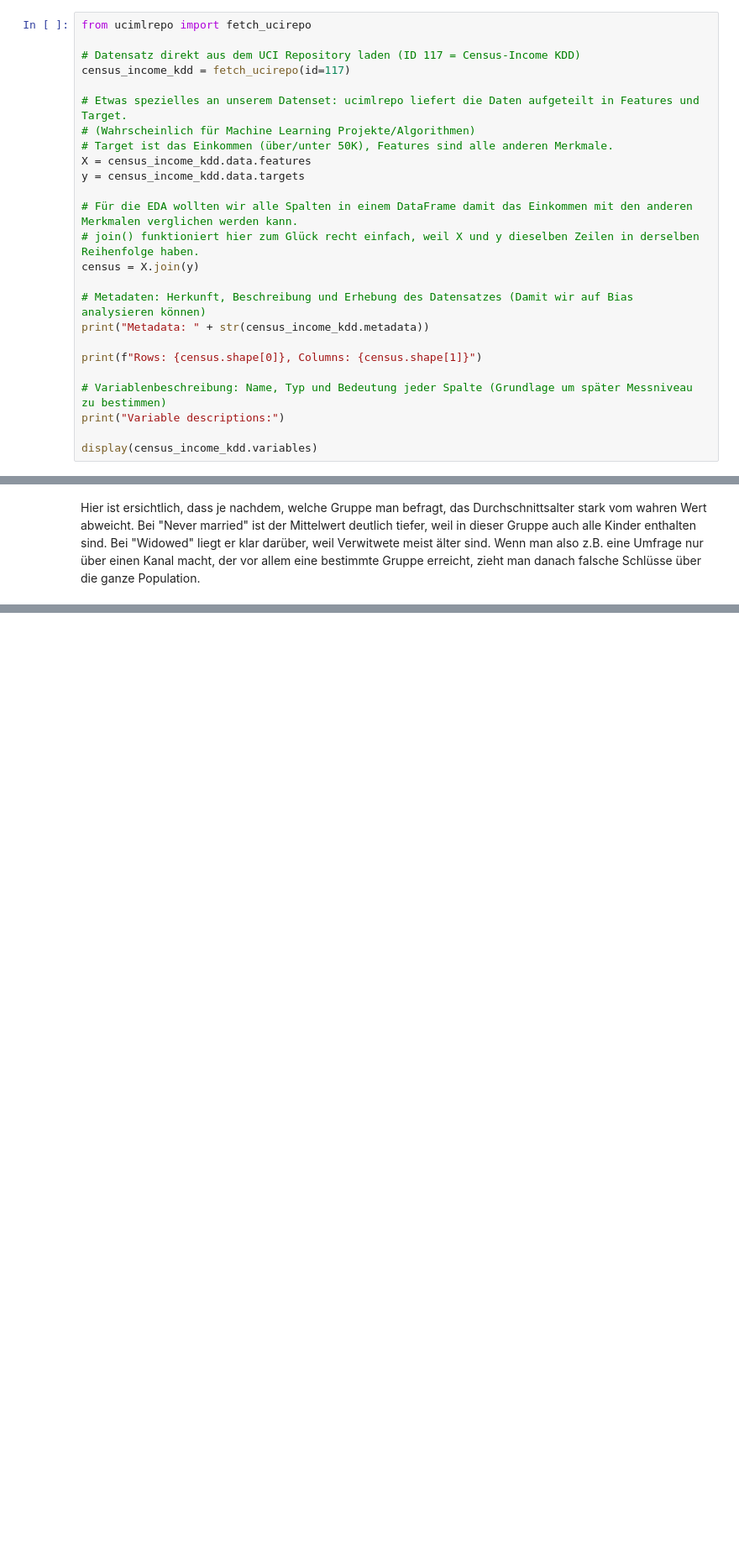
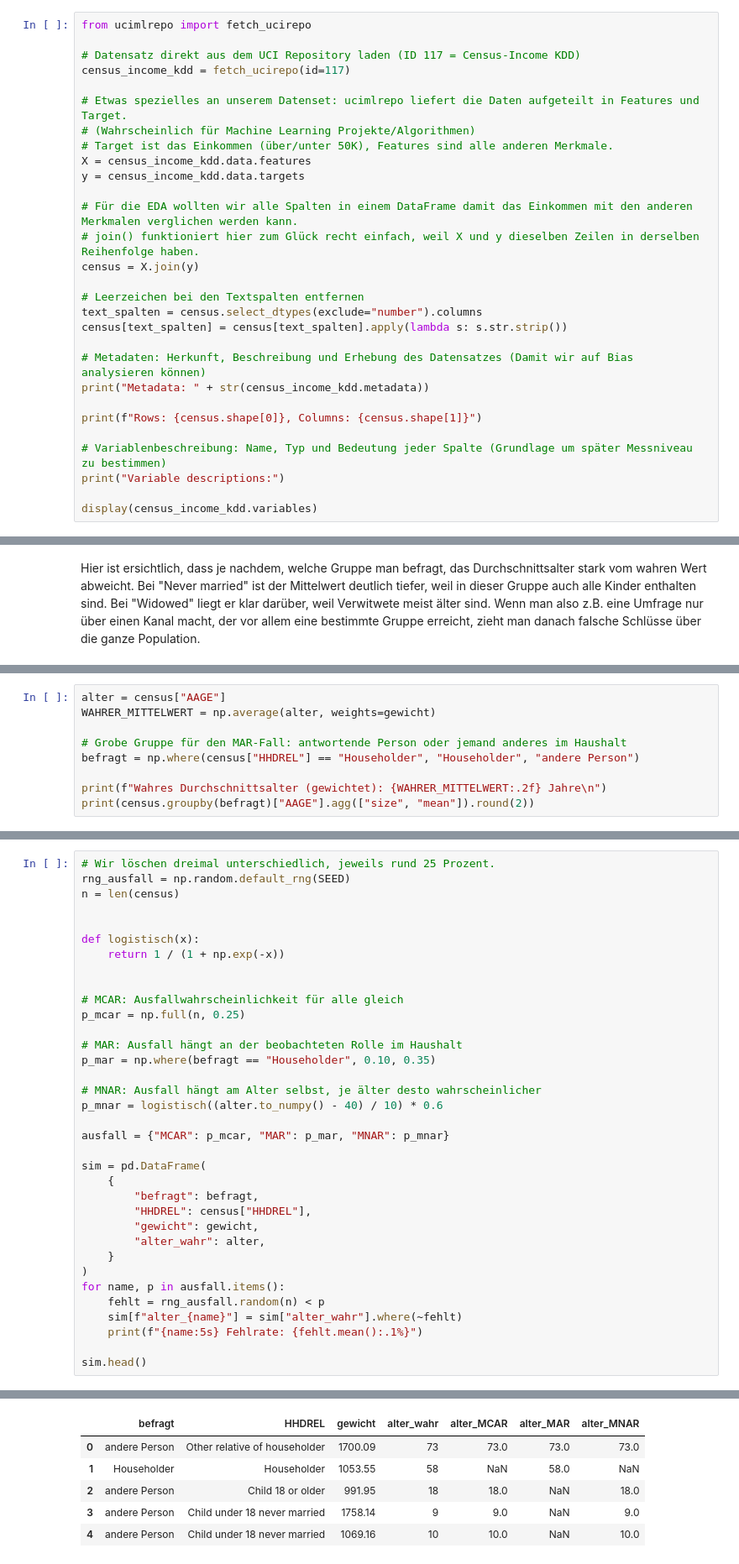
Before and after one commit to Manuel-Schmid/census-income-analysis, a Jupyter notebook: src/statistics_project/dataset_analysis_notebooks/NB01.ipynb, the cells around one changed output, grey strips where cells are left out. Shown at 84% size. Cells and saved outputs as stored; diff of their text form; blank space fills up the shorter version.

```diff
--- a/src/statistics_project/dataset_analysis_notebooks/NB01.ipynb
+++ b/src/statistics_project/dataset_analysis_notebooks/NB01.ipynb
@@ -65,6 +65,10 @@ y = census_income_kdd.data.targets
 # join() funktioniert hier zum Glück recht einfach, weil X und y dieselben Zeilen in derselben Reihenfolge haben.
 census = X.join(y)
 
+# Leerzeichen bei den Textspalten entfernen
+text_spalten = census.select_dtypes(exclude="number").columns
+census[text_spalten] = census[text_spalten].apply(lambda s: s.str.strip())
+
 # Metadaten: Herkunft, Beschreibung und Erhebung des Datensatzes (Damit wir auf Bias analysieren können)
 print("Metadata: " + str(census_income_kdd.metadata))
 
@@ -417,0 +877,9 @@ Hier ist ersichtlich, dass je nachdem, welche Gruppe man befragt, das Durchschni
+# %%
+alter = census["AAGE"]
+WAHRER_MITTELWERT = np.average(alter, weights=gewicht)
+
+# Grobe Gruppe für den MAR-Fall: antwortende Person oder jemand anderes im Haushalt
+befragt = np.where(census["HHDREL"] == "Householder", "Householder", "andere Person")
+
+print(f"Wahres Durchschnittsalter (gewichtet): {WAHRER_MITTELWERT:.2f} Jahre\n")
+print(census.groupby(befragt)["AAGE"].agg(["size", "mean"]).round(2))
@@ -417,0 +892,36 @@ Hier ist ersichtlich, dass je nachdem, welche Gruppe man befragt, das Durchschni
+# %%
+# Wir löschen dreimal unterschiedlich, jeweils rund 25 Prozent.
+rng_ausfall = np.random.default_rng(SEED)
+n = len(census)
+
+
+def logistisch(x):
+    return 1 / (1 + np.exp(-x))
+
+
+# MCAR: Ausfallwahrscheinlichkeit für alle gleich
+p_mcar = np.full(n, 0.25)
+
+# MAR: Ausfall hängt an der beobachteten Rolle im Haushalt
+p_mar = np.where(befragt == "Householder", 0.10, 0.35)
+
+# MNAR: Ausfall hängt am Alter selbst, je älter desto wahrscheinlicher
+p_mnar = logistisch((alter.to_numpy() - 40) / 10) * 0.6
+
+ausfall = {"MCAR": p_mcar, "MAR": p_mar, "MNAR": p_mnar}
+
+sim = pd.DataFrame(
+    {
+        "befragt": befragt,
+        "HHDREL": census["HHDREL"],
+        "gewicht": gewicht,
+        "alter_wahr": alter,
+    }
+)
+for name, p in ausfall.items():
+    fehlt = rng_ausfall.random(n) < p
+    sim[f"alter_{name}"] = sim["alter_wahr"].where(~fehlt)
+    print(f"{name:5s} Fehlrate: {fehlt.mean():.1%}")
+
+sim.head()
+# %% [output]
@@ -417,0 +931,6 @@ Hier ist ersichtlich, dass je nachdem, welche Gruppe man befragt, das Durchschni
+|  | befragt | HHDREL | gewicht | alter_wahr | alter_MCAR | alter_MAR | alter_MNAR |
+| 0 | andere Person | Other relative of householder | 1700.09 | 73 | 73.0 | 73.0 | 73.0 |
+| 1 | Householder | Householder | 1053.55 | 58 | NaN | 58.0 | NaN |
+| 2 | andere Person | Child 18 or older | 991.95 | 18 | 18.0 | NaN | 18.0 |
+| 3 | andere Person | Child under 18 never married | 1758.14 | 9 | 9.0 | NaN | 9.0 |
+| 4 | andere Person | Child under 18 never married | 1069.16 | 10 | 10.0 | NaN | 10.0 |
```
Also changed, not shown: parts of 36 cells of this notebook.
